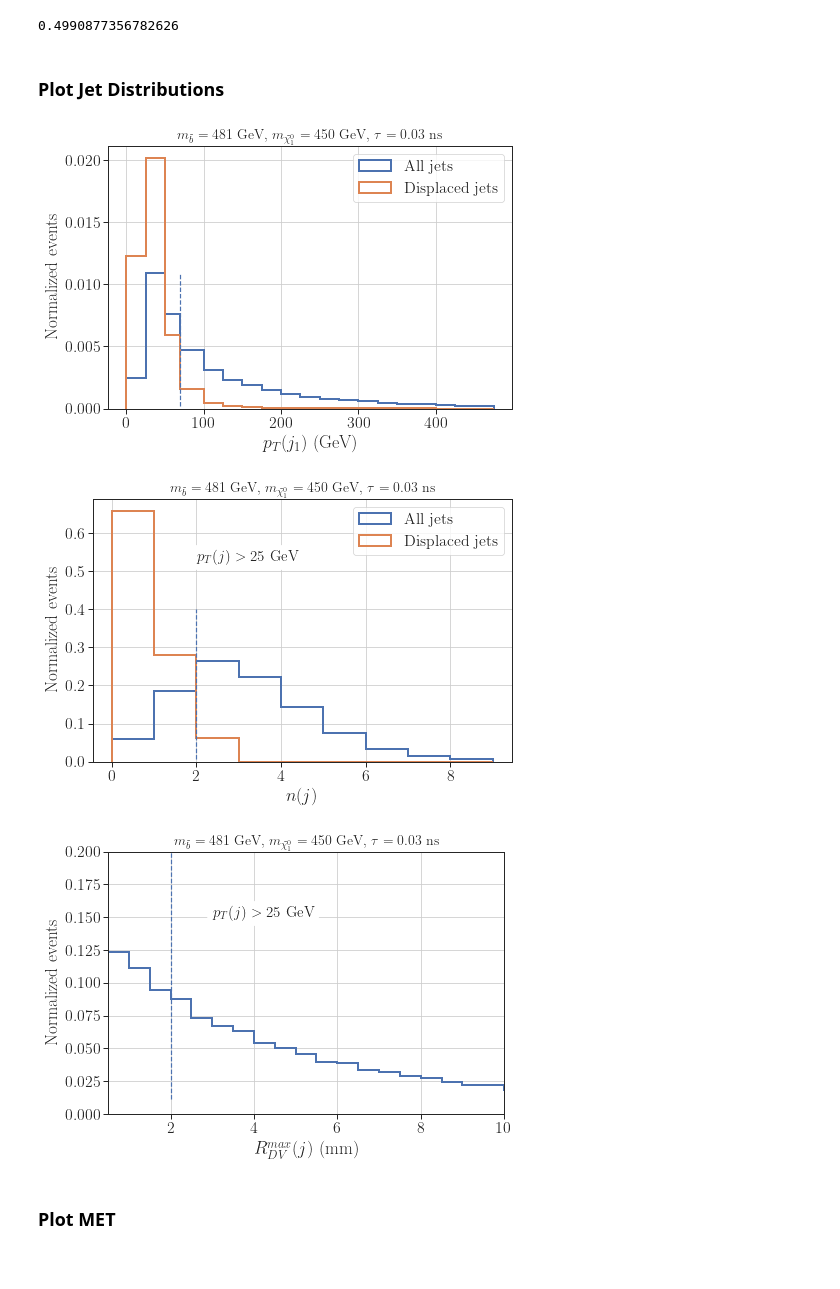
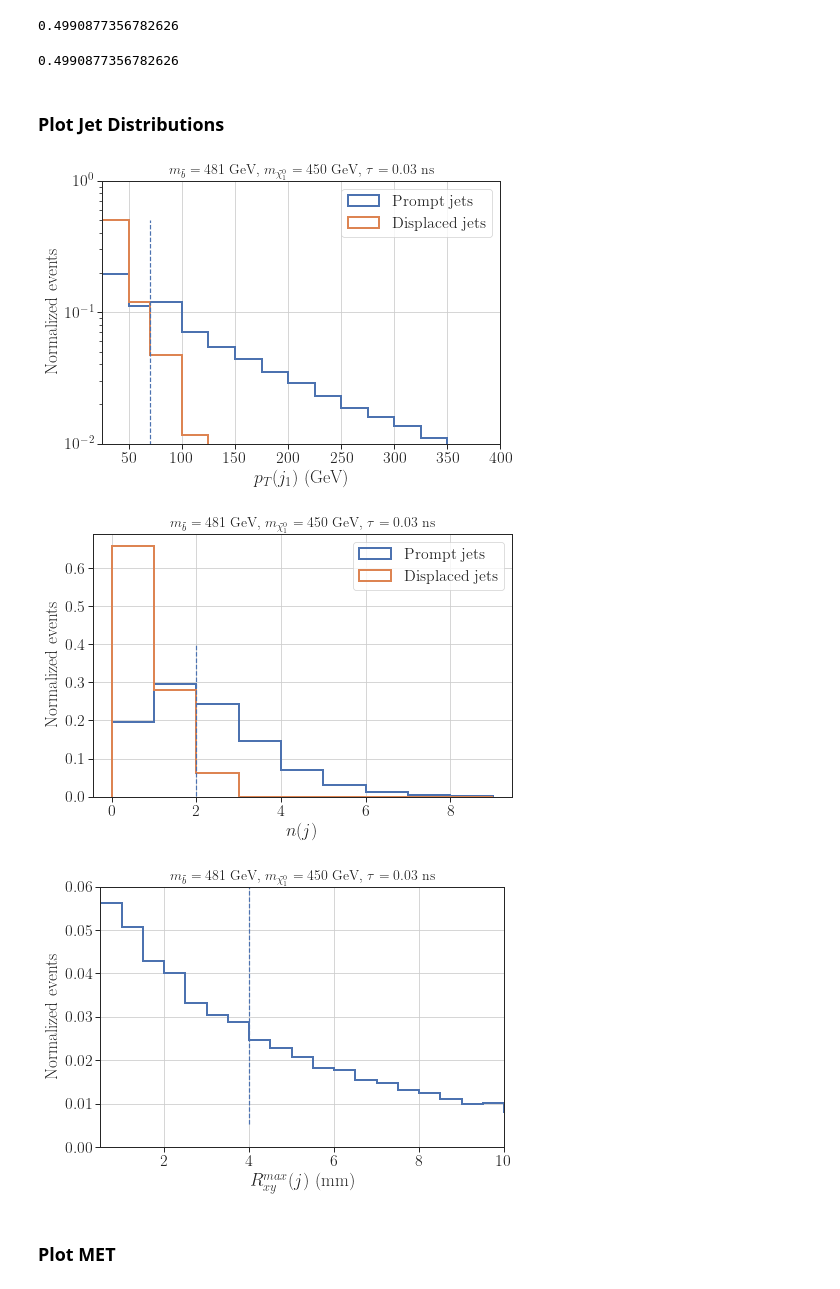
Before and after one commit to andlessa/LLP-CDFO, a Jupyter notebook: plotting/distributions/plots-dists-ATLAS-SUSY-2016-08-Bias.ipynb, the cells around one changed output. Drawn from its saved outputs; the diff is of its cells as text; code cells hidden in the pictures.

Commit message:
Updated plots

```diff
--- a/plotting/distributions/plots-dists-ATLAS-SUSY-2016-08-Bias.ipynb
+++ b/plotting/distributions/plots-dists-ATLAS-SUSY-2016-08-Bias.ipynb
@@ -53,7 +55,7 @@ colors = sns.color_palette('Paired')
 # %% [markdown]
 ### Load Recast Data
 # %%
-inputFiles = list(glob.glob('../../eventData/pp2BB*_atlas_New_bias/Events/run_*/cdfo_481_450.0_tau_3e-02_delphes_events.root'))
+inputFiles = ['../../eventData/cdfo_481_450.0_tau_3e-02_delphes_events.root']
 modelDict = getModelDict(inputFiles[0],model='sbottom')
 title = r'$m_{\tilde b} = %1.0f$ GeV, $m_{\tilde \chi_1^0} = %1.0f$ GeV, $\tau = %1.2f$ ns'%(modelDict['mLLP'],modelDict['mLSP'],modelDict['tau_ns'])
 figlabel = 'msb_%1.0f_mchi_%1.0f_tau_%1.2f'%(modelDict['mLLP'],modelDict['mLSP'],modelDict['tau_ns'])
@@ -100,17 +102,18 @@ for inputFile in inputFiles:
         jets = getJets(tree.GenJet,pTmin=25.,etaMax=5.0)
         jets = sorted(jets, key = lambda j: j.PT, reverse=True)
         jetsDisp = getDisplacedJets(jets,llps)
+        jetsPrompt = [j for j in jets if not any(j is jd for jd in jetsDisp)]
 
-        njets.append(len(jets))
+        njets.append(len(jetsPrompt))
         njetsDisp.append(len([j for j in jetsDisp if j.llp.r_decay > 4.0]))
         pt1 = 0.0
         pt2 = 0.0
         pt1Disp = 0.0
         rmax = 0.0
-        if len(jets) > 0:
-            pt1 = jets[0].PT
-        if len(jets) > 1:
-            pt2 = jets[1].PT
+        if len(jetsPrompt) > 0:
+            pt1 = jetsPrompt[0].PT
+        if len(jetsPrompt) > 1:
+            pt2 = jetsPrompt[1].PT
         if len(jetsDisp) > 0:
             pt1Disp = jetsDisp[0].PT
             rmax = max([j.llp.r_decay for j in jetsDisp])
@@ -152,49 +155,59 @@ for inputFile in inputFiles:
 print(totalweightPB)
 # %% [output]
 0.4990877356782626
+# %%
+weightsPB = np.array(weights)/1e3
+print(weightsPB.sum())
+# %% [output]
+0.4990877356782626
 # %% [markdown]
 ### Plot Jet Distributions
 # %%
 colors = sns.color_palette('deep')
 fig = plt.figure(figsize=(7,5))
-pTbins = np.append(np.array([0.,25.,50.,70.]),np.arange(100.,500.,25.))
-h1,_,_ = plt.hist(pTj1,weights=weights,label=r'All jets',histtype='step',
-                  linewidth=2,bins=pTbins,density=True,color=colors[0])
+pTbins = np.append(np.array([25.,50.,70.]),np.arange(100.,500.,25.))
+h1,_,_ = plt.hist(pTj1,weights=weightsPB/totalweightPB,label=r'Prompt jets',histtype='step',
+                  linewidth=2,bins=pTbins,density=False,color=colors[0])
 # h2,_,_ = plt.hist(pTj2,weights=weights,label=r'$p_{T}(j_2)$',histtype='step',
 #                   linewidth=2,bins=pTbins,density=True,color=colors[1])
 
-h2,_,_ = plt.hist(pTj1Disp,weights=weights,label=r'Displaced jets',histtype='step',
-                  linewidth=2,bins=pTbins,density=True,color=colors[1])
+h2,_,_ = plt.hist(pTj1Disp,weights=weightsPB/totalweightPB,label=r'Displaced jets',histtype='step',
+                  linewidth=2,bins=pTbins,density=False,color=colors[1])
 
-plt.vlines(x=70.,ymin=h1.min(),ymax=h1.max(),linestyle = 'dashed', color=colors[0])
+plt.vlines(x=70.,ymin=h2.min(),ymax=h2.max(),linestyle = 'dashed', color=colors[0])
+# plt.text(pTbins[2],h2.max(),r'$p_T(j) > 25$ GeV, $|\eta(j)| < 5$',
+#          fontsize=15,bbox={'boxstyle':'round', 'facecolor':'white'})
+
+
 # plt.vlines(x=25.,ymin=h2.min(),ymax=h2.max(),linestyle = 'dashed', color=colors[1])
 plt.legend()
-# plt.yscale('log')
-# plt.ylim(5e-3,300.)
+plt.yscale('log')
+plt.ylim(1e-2,1e0)
+plt.xlim(25.,400.)
 plt.grid()
 
 plt.xlabel(r'$p_T(j_1)$ (GeV)',fontsize=18)
 plt.ylabel('Normalized events')
 
 # plt.title(r'$m_T = %1.0f$ GeV, $m_{\chi} = %1.0f$ GeV, $y_{DM} = %1.0f$' %(mST,mChi,yDM),loc='left')
 plt.title(title,fontsize=14)
 plt.tight_layout()
 plt.savefig('jetPTs_%s.png' %figlabel)
 plt.show()
 # %% [output]
-[figure, old version]
+[figure, new version]
 # %%
 fig = plt.figure(figsize=(7,5))
 njBins = np.arange(0.,10.,1.)
-h1,b,_ = plt.hist(njets,weights=weights,histtype='step',linewidth=2,
-         bins=njBins,density=True,color=colors[0],label='All jets')
-h2,_,_ = plt.hist(njetsDisp,weights=weights,histtype='step',linewidth=2,
-         bins=njBins,density=True,color=colors[1],label='Displaced jets')
+h1,b,_ = plt.hist(njets,weights=weightsPB/totalweightPB,histtype='step',linewidth=2,
+         bins=njBins,density=False,color=colors[0],label='Prompt jets')
+h2,_,_ = plt.hist(njetsDisp,weights=weightsPB/totalweightPB,histtype='step',linewidth=2,
+         bins=njBins,density=False,color=colors[1],label='Displaced jets')
 
 plt.vlines(x=2.,ymin=h1.min(),ymax=0.4,linestyle = 'dashed', color=colors[0])
 plt.grid()
-plt.text(b[2],0.8*h2.max(),r'$p_T(j) > 25$ GeV',
-         fontsize=15,bbox={'boxstyle':'round', 'facecolor':'white'})
+# plt.text(b[2],0.8*h2.max(),r'$p_T(j) > 25$ GeV',
+#          fontsize=15,bbox={'boxstyle':'round', 'facecolor':'white'})
 plt.xlabel(r'$n(j)$',fontsize=18)
 plt.ylabel('Normalized events')
 plt.title(title,fontsize=14)
@@ -203,27 +216,27 @@ plt.tight_layout()
 plt.savefig('njet_%s.png' %figlabel)
 plt.show()
 # %% [output]
-[figure, old version]
+[figure, new version]
 # %%
 fig = plt.figure(figsize=(7,5))
 njBins = np.arange(0.,15.,0.5)
-h1,b,_ = plt.hist(RDV_max,weights=weights,histtype='step',linewidth=2,
-         bins=njBins,density=True,color=colors[0])
+h1,b,_ = plt.hist(RDV_max,weights=weightsPB/totalweightPB,histtype='step',linewidth=2,
+         bins=njBins,density=False,color=colors[0])
 
-plt.vlines(x=2.,ymin=h1.min(),ymax=0.2,linestyle = 'dashed', color=colors[0])
+plt.vlines(x=4.,ymin=h1.min(),ymax=0.2,linestyle = 'dashed', color=colors[0])
 plt.grid()
-plt.text(b[6],0.15,r'$p_T(j) > 25$ GeV',
-         fontsize=15,bbox={'boxstyle':'round', 'facecolor':'white'})
-plt.xlabel(r'$R_{DV}^{max}(j)$ (mm)',fontsize=18)
+# plt.text(b[6],0.05,r'$p_T(j) > 25$ GeV',
+#          fontsize=15,bbox={'boxstyle':'round', 'facecolor':'white'})
+plt.xlabel(r'$R_{xy}^{max}(j)$ (mm)',fontsize=18)
 plt.ylabel('Normalized events')
 plt.xlim(0.5,10.)
-plt.ylim(0.0,0.2)
+plt.ylim(0.0,0.06)
 plt.title(title,fontsize=14)
 plt.tight_layout()
 plt.savefig('rdvjet_%s.png' %figlabel)
 plt.show()
 # %% [output]
-[figure, old version]
+[figure, new version]
 # %% [markdown]
 ### Plot MET
 # %%
```
Also changed, not shown: parts of 3 cells of this notebook, 1 other file.
